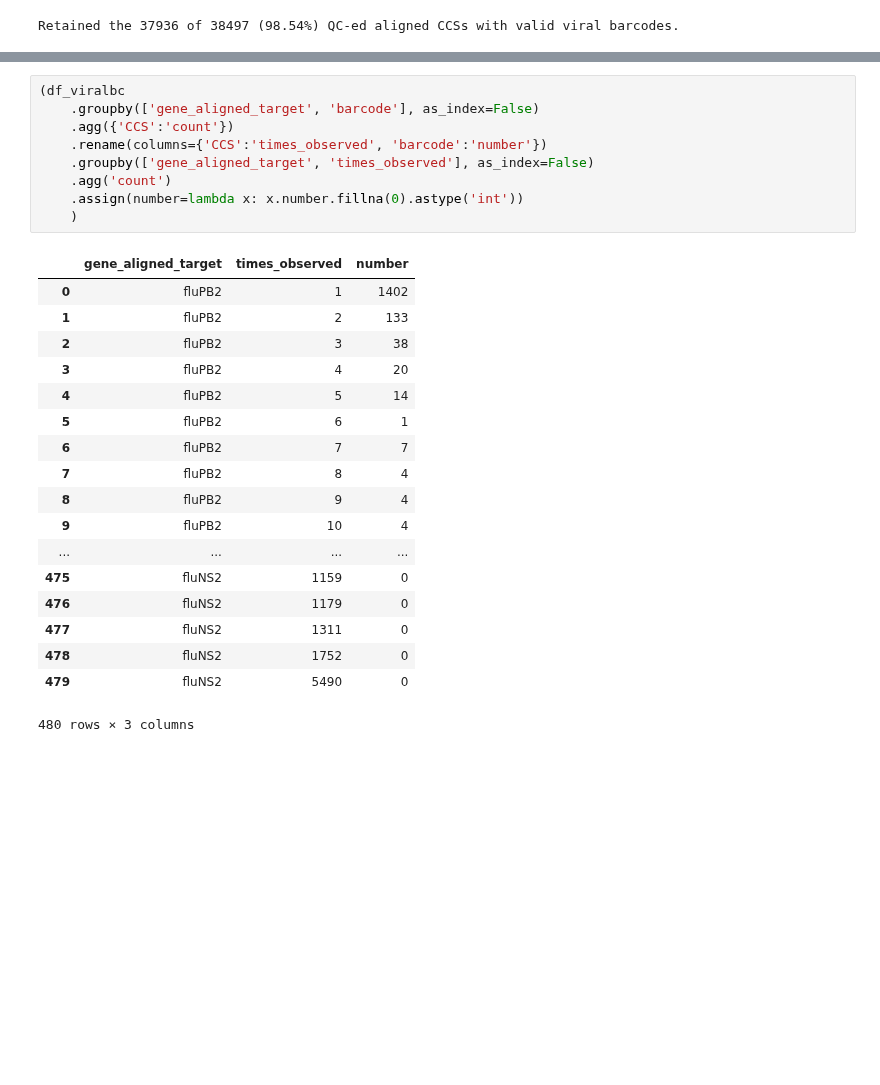
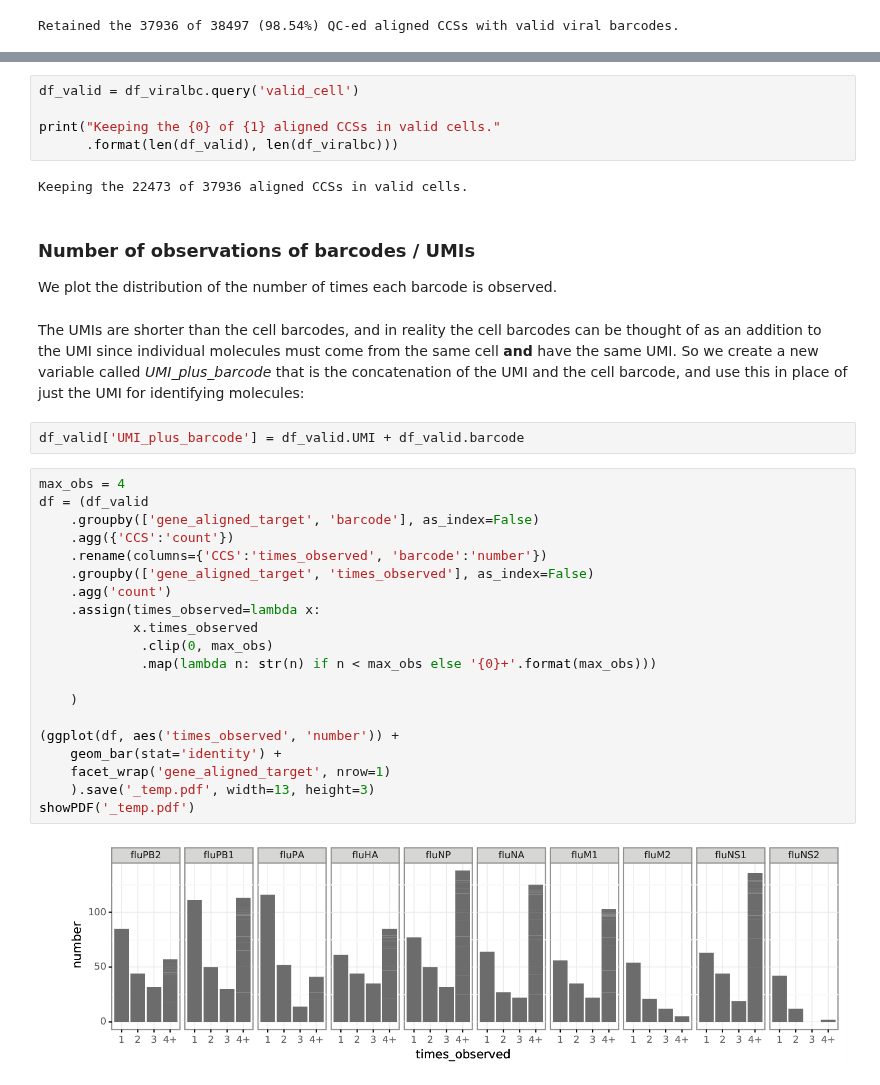
Before and after one commit to jbloomlab/IFNsorted_flu_single_cell, a Jupyter notebook: pacbio_analysis.ipynb, the cells around one changed output, grey strips where cells are left out. Cells and saved outputs as stored; diff of their text form; blank space fills up the shorter version.

```diff
--- a/pacbio_analysis.ipynb
+++ b/pacbio_analysis.ipynb
@@ -877,28 +928,37 @@ Retained the 37936 of 38497 (98.54%) QC-ed aligned CCSs with valid viral barcode
+# %%
+df_valid = df_viralbc.query('valid_cell')
+
+print("Keeping the {0} of {1} aligned CCSs in valid cells."
+      .format(len(df_valid), len(df_viralbc)))
+# %% [output]
+Keeping the 22473 of 37936 aligned CCSs in valid cells.
+# %% [markdown]
+### Number of observations of barcodes / UMIs
+We plot the distribution of the number of times each barcode is observed.
+# %% [markdown]
+The UMIs are shorter than the cell barcodes, and in reality the cell barcodes can be thought of as an addition to the UMI since individual molecules must come from the same cell **and** have the same UMI.
+So we create a new variable called *UMI_plus_barcode* that is the concatenation of the UMI and the cell barcode, and use this in place of just the UMI for identifying molecules:
+# %%
+df_valid['UMI_plus_barcode'] = df_valid.UMI + df_valid.barcode
 # %%
-(df_viralbc
+max_obs = 4
+df = (df_valid
     .groupby(['gene_aligned_target', 'barcode'], as_index=False)
     .agg({'CCS':'count'})
     .rename(columns={'CCS':'times_observed', 'barcode':'number'})
     .groupby(['gene_aligned_target', 'times_observed'], as_index=False)
     .agg('count')
-    .assign(number=lambda x: x.number.fillna(0).astype('int'))
+    .assign(times_observed=lambda x:
+            x.times_observed
+             .clip(0, max_obs)
+             .map(lambda n: str(n) if n < max_obs else '{0}+'.format(max_obs)))
+
     )
+
+(ggplot(df, aes('times_observed', 'number')) +
+    geom_bar(stat='identity') +
+    facet_wrap('gene_aligned_target', nrow=1)
+    ).save('_temp.pdf', width=13, height=3)
+showPDF('_temp.pdf')
 # %% [output]
-|  | gene_aligned_target | times_observed | number |
-| 0 | fluPB2 | 1 | 1402 |
-| 1 | fluPB2 | 2 | 133 |
-| 2 | fluPB2 | 3 | 38 |
-| 3 | fluPB2 | 4 | 20 |
-| 4 | fluPB2 | 5 | 14 |
-| 5 | fluPB2 | 6 | 1 |
-| 6 | fluPB2 | 7 | 7 |
-| 7 | fluPB2 | 8 | 4 |
-| 8 | fluPB2 | 9 | 4 |
-| 9 | fluPB2 | 10 | 4 |
-| ... | ... | ... | ... |
-| 475 | fluNS2 | 1159 | 0 |
-| 476 | fluNS2 | 1179 | 0 |
-| 477 | fluNS2 | 1311 | 0 |
-| 478 | fluNS2 | 1752 | 0 |
-| 479 | fluNS2 | 5490 | 0 |
-480 rows × 3 columns
+[figure, added]
```
Also changed, not shown: parts of 10 cells of this notebook.
